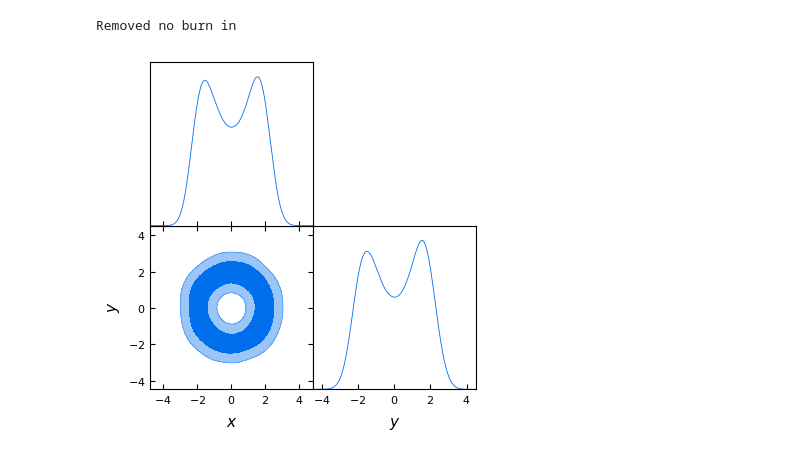
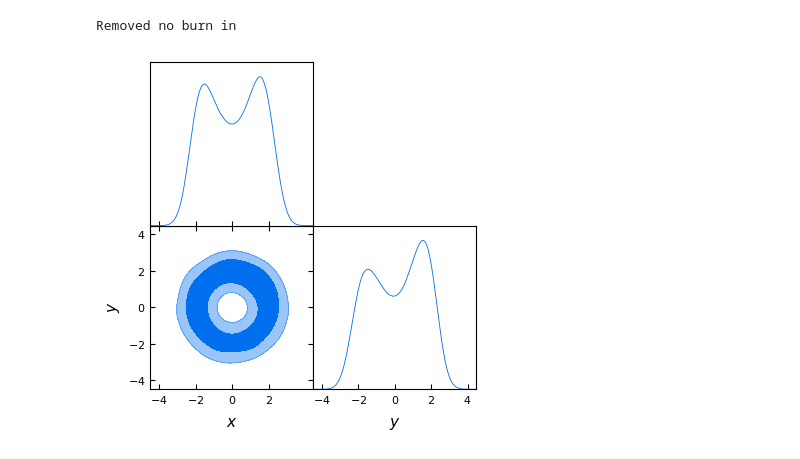
Before and after one commit to ua-2025q3-astr501-513/p1-the-physics-team, a Jupyter notebook: test.ipynb, the cells around one changed output. Saved outputs shown, nothing was run; the diff lists cells and outputs as text; code cells hidden in the pictures.

```diff
--- a/test.ipynb
+++ b/test.ipynb
@@ -48,12 +47,12 @@ No GPU/TPU found, falling back to CPU. (Set TF_CPP_MIN_LOG_LEVEL=0 and rerun for
 # %%
 # Ex. Donut
-samples = Hmc(jnp.array([2.0, 0.0]), 10000, 0.5, 2, Donut, jnp.eye(2),800)
+samples = Hmc_parallel(jnp.array([2.0, 0.0]), 10000, 0.5, 2, Donut, jnp.eye(2),100)
 samps = MCSamples(samples=samples, names=names)
 g = plots.get_subplot_plotter()
 g.triangle_plot([samps], filled=True, smooth_scale_1D=1., smooth_scale_2D=1.)
 # %% [output]
 Removed no burn in
-[figure, old version]
+[figure, new version]
 # %%
 # Ex. Correlated Gaussian cov = [[1, 0.5], [0.5, 1]]
 mass = jnp.array([[1, 0.5], [0.5, 1]])
```
Also changed, not shown: parts of 6 cells of this notebook.
